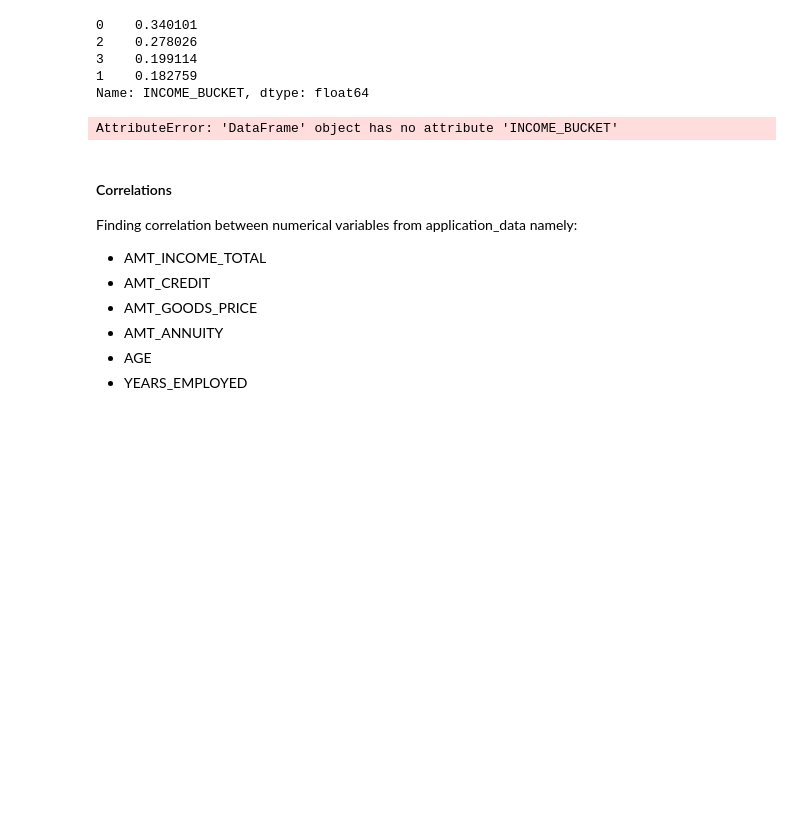
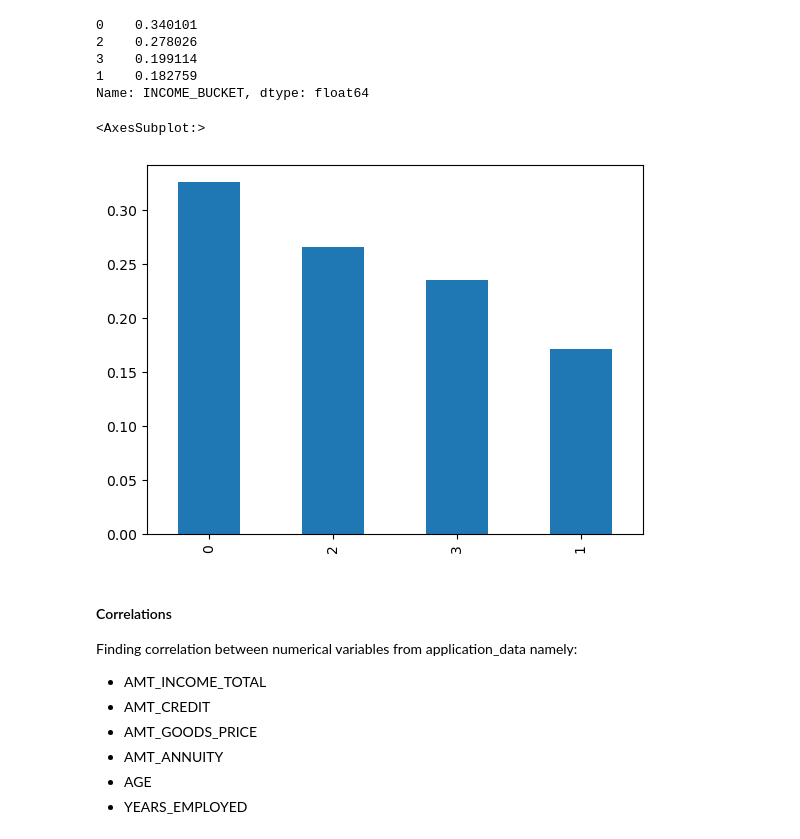
Before and after one commit to tthakur2015/Credit-Analysis, a Jupyter notebook: Credit EDA Notebook - Tejas Thakur.ipynb, the cells around one changed output. Saved outputs shown, nothing was run; the diff lists cells and outputs as text; code cells hidden in the pictures; blank space fills up the shorter version.

```diff
--- a/Credit EDA Notebook - Tejas Thakur.ipynb
+++ b/Credit EDA Notebook - Tejas Thakur.ipynb
@@ -868,10 +902,10 @@ inp1[inp1.TARGET == 1].INCOME_BUCKET.value_counts(normalize = True)
 1    0.182759
 Name: INCOME_BUCKET, dtype: float64
 # %%
-inp1[inp1.TARGET == 0].INCOME_BUCKET.value_counts(normalize = True).plot.barh()
-plt.xlabel('Income Group')
+inp1[inp1.TARGET == 0].INCOME_BUCKET.value_counts(normalize = True).plot.bar()
 # %% [output]
-AttributeError: 'DataFrame' object has no attribute 'INCOME_BUCKET'
+<AxesSubplot:>
+[figure, added]
 # %% [markdown]
 #### Correlations
 
```
Also changed, not shown: parts of 15 cells of this notebook.
